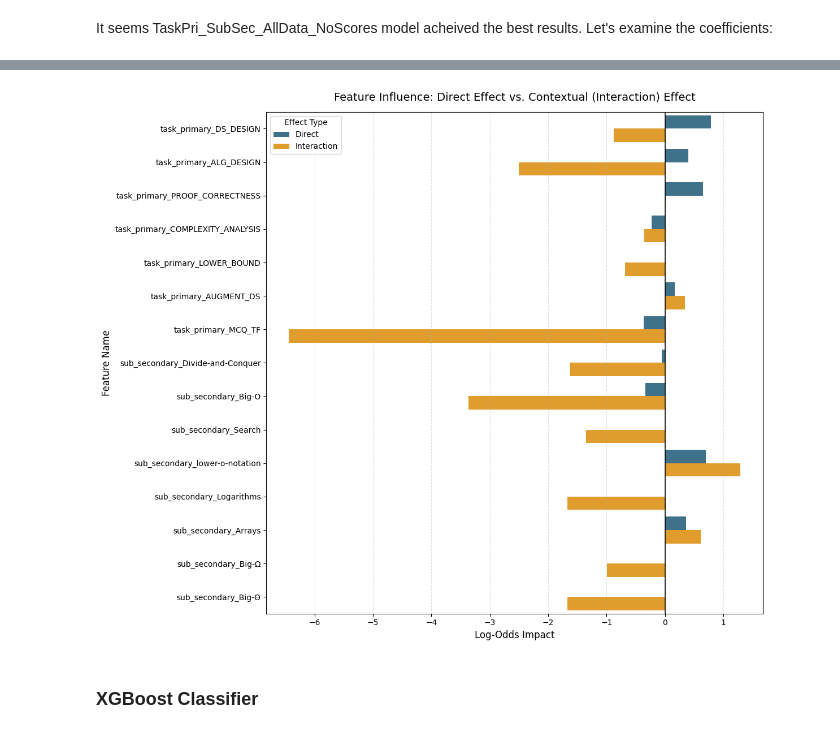
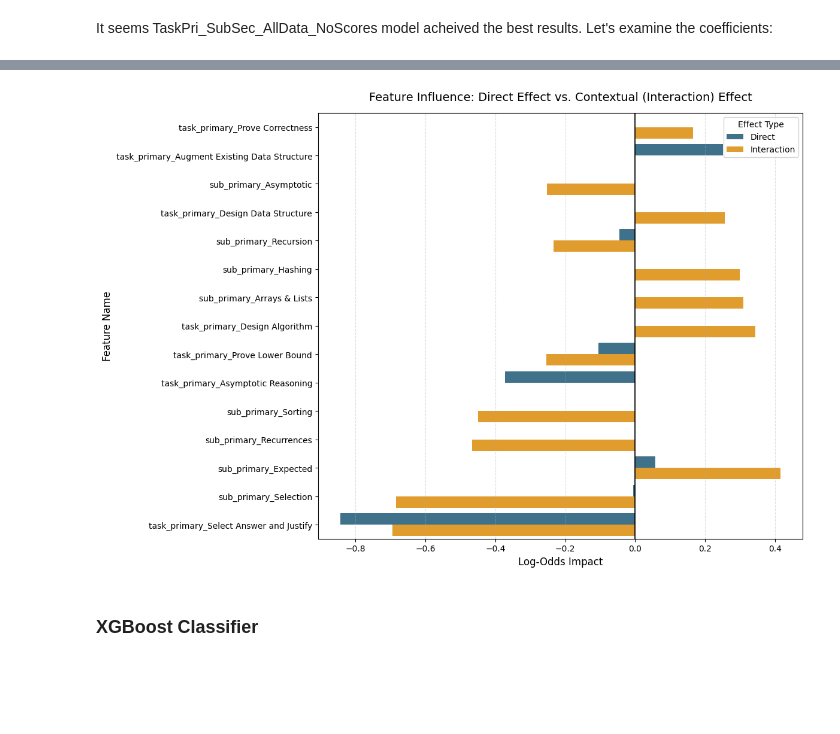
Before and after one commit to liasoffer/LLMMemorization, a Jupyter notebook: memorization_prediction.ipynb, the cells around one changed output, grey strips where cells are left out. Cells and saved outputs as stored; diff of their text form; code cells hidden in the pictures; blank space fills up the shorter version.

Commit message:
updated labels, finished grade group prediction for likely memorized questions

```diff
--- a/memorization_prediction.ipynb
+++ b/memorization_prediction.ipynb
@@ -23,14 +23,16 @@ import seaborn as sns
 import plotly.express as px
 from sklearn.metrics.pairwise import cosine_distances
 from sklearn.model_selection import train_test_split, StratifiedKFold, GridSearchCV, KFold
-from sklearn.linear_model import LogisticRegressionCV
-from sklearn.metrics import roc_auc_score, average_precision_score, accuracy_score, f1_score, confusion_matrix, auc, RocCurveDisplay, roc_curve
+from sklearn.linear_model import LassoCV, LinearRegression, LogisticRegressionCV
+from sklearn.metrics import roc_auc_score, average_precision_score, accuracy_score, f1_score, confusion_matrix, auc, RocCurveDisplay, roc_curve, mean_absolute_error, mean_squared_error, r2_score, classification_report, ConfusionMatrixDisplay, cohen_kappa_score, make_scorer
 from sklearn.preprocessing import PolynomialFeatures, StandardScaler
+from sklearn.utils.class_weight import compute_sample_weight
 from sklearn.pipeline import Pipeline
 import shap
 from xgboost import XGBClassifier, XGBRegressor
 from pulearn import ElkanotoPuClassifier
 from sklearn.cluster import KMeans
+from scipy import stats
 from scipy.stats import multivariate_normal
 from mpl_toolkits.mplot3d import Axes3D
 import uuid
@@ -41,5 +43,7 @@ from utils import BASE_DIR, INPUT_DIR, PROMPTS_DIR, OUTPUTS_DIR, API_INPUT_DIR,
 
 API_KEY = os.getenv("OPENAI_API_KEY_UNIVERSITY")
 client = OpenAI(api_key=API_KEY)
+
+df_filename = "combined_questions_with_classification.xlsx"
 # %% [markdown]
 ### Helper Functions
@@ -111,8 +165,7 @@ def extract_labels_to_one_hot(df):
 # %% [markdown]
 ### Read and Process Dataframe
 # %%
-df_path = INPUT_DIR / "combined_questions_with_classification.xlsx"
-df = pd.read_excel(df_path)
+df = load_df(df_filename)
 print("✅ Data loaded successfully.")
 
 dist_ratio_threshold = 0.33
@@ -336,7 +389,7 @@ display(results_df.sort_values(by="CV_ROC_AUC", ascending=False))
 # %% [markdown]
 It seems TaskPri_SubSec_AllData_NoScores model acheived the best results. Let's examine the coefficients:
 # %%
-SELECTED_MODEL = "TaskPri_SubSec_AllData_NoScores"
+SELECTED_MODEL = "TaskPri_SubPri_AllData_NoScores"
 pd.set_option('display.max_columns', None)
 pd.set_option('display.max_rows', None)
 pd.set_option('display.max_colwidth', None)
@@ -346,10 +399,14 @@ pd.set_option('display.max_colwidth', None)
 selected_hierarchy = SELECTED_MODEL.split('_Subset')[0].split('_AllData')[0]
 task_pre, sub_pre = hierarchies[selected_hierarchy]
 selected_one_hot = [c for c in pred_df.columns if c.startswith((task_pre, sub_pre))]
+df_in_use = pred_df.copy()
 if "WithScores" in SELECTED_MODEL:
     df_in_use = pred_df.dropna(subset=numeric_cols)
     selected_one_hot += numeric_cols
 
+# print(f"Selected Model: {SELECTED_MODEL}")
+# print(f"Selected Hierarchy: {selected_hierarchy}")
+# print(f"Selected One-Hot Columns: {selected_one_hot}")
 X_model = df_in_use[selected_one_hot]
 y_model = df_in_use[target_col]
 
@@ -461,73 +518,80 @@ def plot_direct_vs_interaction_relation(pipeline, base_features, top_n=15):
     coefs = pipeline.named_steps['clf'].coef_[0]
     all_names = pipeline.named_steps['interactions'].get_feature_names_out(base_features)
 
+    base_set = set(base_features)
+
     # 2. Map effects to base features
-    # Tracking Direct and Interaction sums separately
     effect_tracker = {feat: {'Direct': 0.0, 'Interaction': 0.0} for feat in base_features}
 
     for coef, name in zip(coefs, all_names):
-        if coef == 0: continue
+        if coef == 0:
+            continue
 
-        parts = name.split(' ') # Interactions are separated by spaces in get_feature_names_out
-
-        if len(parts) == 1:
-            # Direct effect of the base feature
-            if parts[0] in effect_tracker:
-                effect_tracker[parts[0]]['Direct'] = coef
+        if name in base_set:
+            # Direct effect — exact match against known base features
+            effect_tracker[name]['Direct'] = coef
         else:
-            # Interaction effect - attribute to all constituent features
-            for p in parts:
-                if p in effect_tracker:
-                    effect_tracker[p]['Interaction'] += coef
+            # Interaction — PolynomialFeatures joins feature names with " ", so split
+            # by trying all known base features as prefix (handles names with spaces)
+            matched = []
+            for f in base_features:
+                if name.startswith(f + ' '):
+                    remainder = name[len(f) + 1:]
+                    if remainder in base_set:
+                        matched = [f, remainder]
+                        break
+            for f in matched:
+                effect_tracker[f]['Interaction'] += coef
 
     # 3. Prepare DataFrame for plotting
     plot_data = []
     for feat, effects in effect_tracker.items():
-        total_abs_magnitude = abs(effects['Direct']) + abs(effects['Interaction'])
-        if total_abs_magnitude > 0:
-            plot_data.append({'Feature': feat, 'Type': 'Direct', 'Value': effects['Direct'], 'Total': total_abs_magnitude})
-            plot_data.append({'Feature': feat, 'Type': 'Interaction', 'Value': effects['Interaction'], 'Total': total_abs_magnitude})
+        total_abs = abs(effects['Direct']) + abs(effects['Interaction'])
+        if total_abs > 0:
+            plot_data.append({'Feature': feat, 'Type': 'Direct',      'Value': effects['Direct'],      'Total': total_abs})
+            plot_data.append({'Feature': feat, 'Type': 'Interaction',  'Value': effects['Interaction'], 'Total': total_abs})
 
     df_plot = pd.DataFrame(plot_data)
 
-    # Filter for top N most dominant features
-    top_feats = df_plot.sort_values('Total', ascending=False)['Feature'].unique()[:top_n]
+    # Top N by total abs magnitude; ascending=True so seaborn renders most dominant at top
+    top_feats = (
+        df_plot.drop_duplicates('Feature')
+        .nlargest(top_n, 'Total')
+        .sort_values('Total', ascending=True)['Feature']
+        .tolist()
+    )
     df_plot = df_plot[df_plot['Feature'].isin(top_feats)]
 
-    # 4. Generate the Visualization
-    plt.figure(figsize=(12, 10))
+    # 4. Generate the Visualization — smaller per-bar height to fit more items
+    fig_height = max(5, len(top_feats) * 0.55)
+    plt.figure(figsize=(12, fig_height))
 
-    # Create the directional color palette: Green for positive values, Red for negative
-    custom_palette = ["#337796" if val >= 0 else "#ffa310" for val in df_plot['Value']]
+    # Fixed palette keyed by Type — distinguishes Direct vs Interaction
+    type_palette = {'Direct': '#337796', 'Interaction': '#ffa310'}
 
-    # Use dodge=True for grouped bars and pass the custom color list to palette
     ax = sns.barplot(
         data=df_plot,
         y='Feature',
         x='Value',
         hue='Type',
-        palette=custom_palette,
+        order=top_feats,
+        palette=type_palette,
         dodge=True
     )
 
-    # Aesthetic adjustments
     plt.axvline(0, color='black', linewidth=1.2)
     plt.title('Feature Influence: Direct Effect vs. Contextual (Interaction) Effect', fontsize=14, pad=15)
     plt.xlabel('Log-Odds Impact', fontsize=12)
     plt.ylabel('Feature Name', fontsize=12)
-
-    # Clean up legend (remove duplicate color labels if necessary)
-    handles, labels = ax.get_legend_handles_labels()
-    ax.legend(handles[:2], labels[:2], title='Effect Type', loc='best')
-
+    ax.legend(title='Effect Type', loc='best')
     plt.grid(axis='x', linestyle='--', alpha=0.4)
     plt.tight_layout()
     plt.show()
 
 # Usage
 plot_direct_vs_interaction_relation(pipeline, selected_one_hot, top_n=15)
 # %% [output]
-[figure, old version]
+[figure, new version]
 # %% [markdown]
 ### XGBoost Classifier
 # %% [markdown]
```
Also changed, not shown: parts of 28 cells of this notebook, 12 other files.
